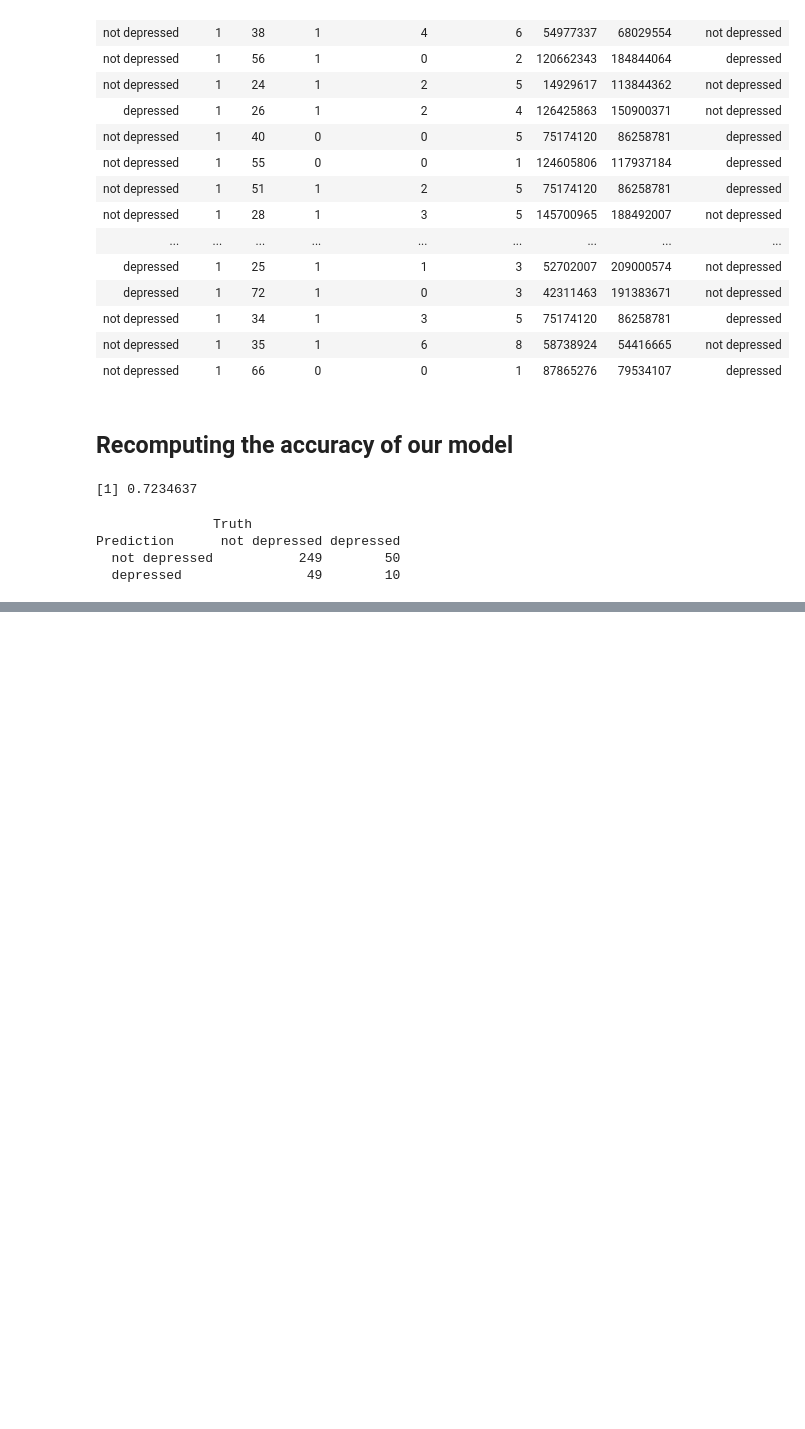
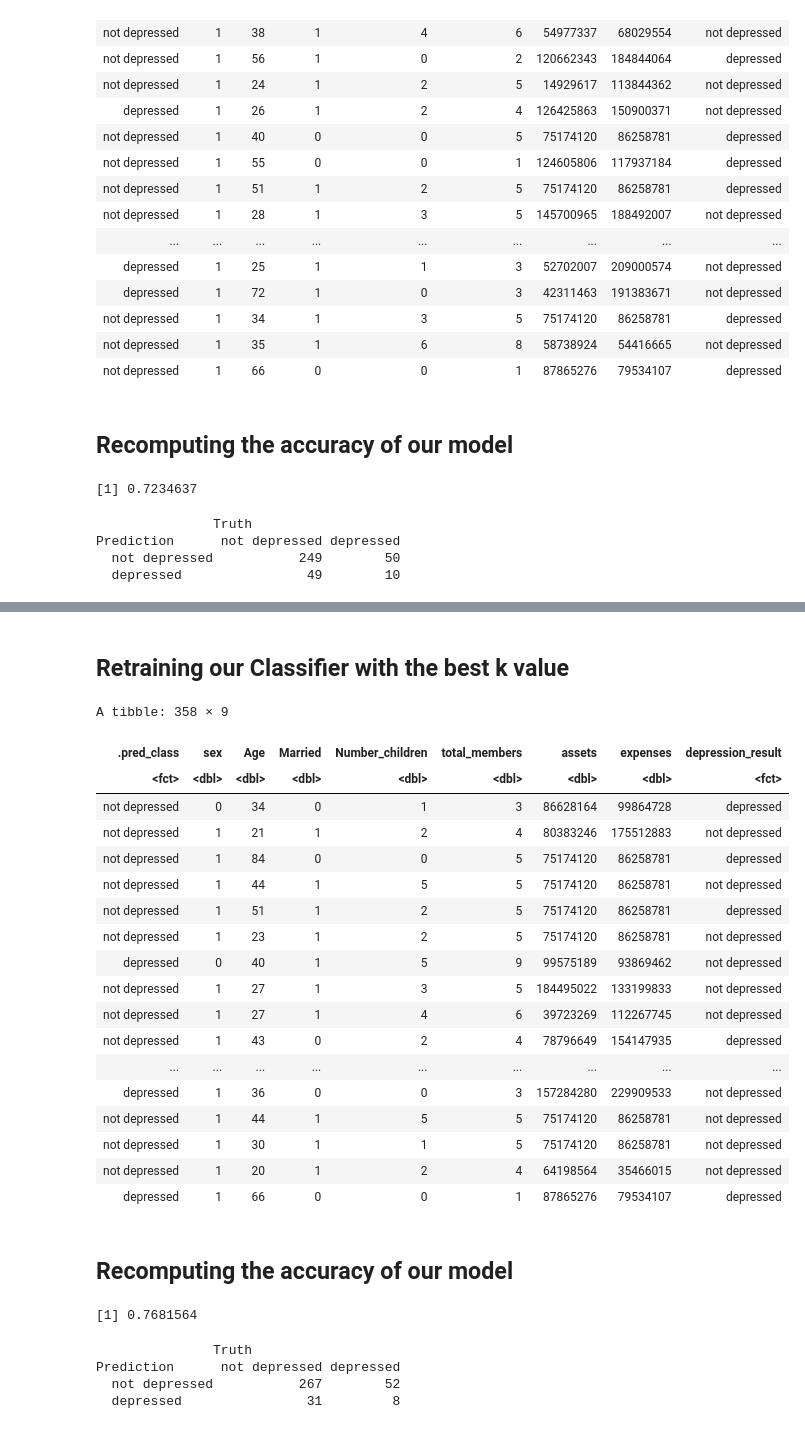
Before and after one commit to DonaldKLee/DSCI-100-Group-Project, a Jupyter notebook: main.ipynb, the cells around one changed output, grey strips where cells are left out. Saved outputs shown, nothing was run; the diff lists cells and outputs as text; code cells hidden in the pictures; blank space fills up the shorter version.

```diff
--- a/main.ipynb
+++ b/main.ipynb
@@ -412,0 +588,61 @@ Prediction      not depressed depressed
+# %% [markdown]
+## Retraining our Classifier with the best k value
+# %%
+# Creating a recipe
+depression_recipe <- recipe(depression_result ~ Age + sex + Number_children, data = depression_train) |>
+    step_scale(all_predictors()) |>
+    step_center(all_predictors()) |>
+    step_upsample(depression_result, over_ratio = 1) |>
+    prep()
+
+knn_spec <- nearest_neighbor(weight_func = "rectangular", neighbors = best_k) |>
+    set_engine("kknn") |>
+    set_mode("classification")
+
+knn_fit <- workflow() |>
+    add_recipe(depression_recipe) |>
+    add_model(knn_spec) |>
+    fit(data = depression_train)
+
+depression_test_predictions <- predict(knn_fit, depression_test) |>
+    bind_cols(depression_test)
+
+depression_test_predictions
+# %% [output]
+A tibble: 358 × 9
+| .pred_class | sex | Age | Married | Number_children | total_members | assets | expenses | depression_result |
+| <fct> | <dbl> | <dbl> | <dbl> | <dbl> | <dbl> | <dbl> | <dbl> | <fct> |
+| not depressed | 0 | 34 | 0 | 1 | 3 | 86628164 | 99864728 | depressed |
+| not depressed | 1 | 21 | 1 | 2 | 4 | 80383246 | 175512883 | not depressed |
+| not depressed | 1 | 84 | 0 | 0 | 5 | 75174120 | 86258781 | depressed |
+| not depressed | 1 | 44 | 1 | 5 | 5 | 75174120 | 86258781 | not depressed |
+| not depressed | 1 | 51 | 1 | 2 | 5 | 75174120 | 86258781 | depressed |
+| not depressed | 1 | 23 | 1 | 2 | 5 | 75174120 | 86258781 | not depressed |
+| depressed | 0 | 40 | 1 | 5 | 9 | 99575189 | 93869462 | not depressed |
+| not depressed | 1 | 27 | 1 | 3 | 5 | 184495022 | 133199833 | not depressed |
+| not depressed | 1 | 27 | 1 | 4 | 6 | 39723269 | 112267745 | not depressed |
+| not depressed | 1 | 43 | 0 | 2 | 4 | 78796649 | 154147935 | depressed |
+| ... | ... | ... | ... | ... | ... | ... | ... | ... |
+| depressed | 1 | 36 | 0 | 0 | 3 | 157284280 | 229909533 | not depressed |
+| not depressed | 1 | 44 | 1 | 5 | 5 | 75174120 | 86258781 | not depressed |
+| not depressed | 1 | 30 | 1 | 1 | 5 | 75174120 | 86258781 | not depressed |
+| not depressed | 1 | 20 | 1 | 2 | 4 | 64198564 | 35466015 | not depressed |
+| depressed | 1 | 66 | 0 | 0 | 1 | 87865276 | 79534107 | depressed |
+# %% [markdown]
+## Recomputing the accuracy of our model
+# %%
+depression_test_predictions |>
+    metrics(truth = depression_result, estimate = .pred_class) |>
+    filter(.metric == "accuracy") |>
+    select(.estimate) |>
+    pull()
+
+confusion <- depression_test_predictions |>
+             conf_mat(truth = depression_result, estimate = .pred_class)
+confusion
+# %% [output]
+[1] 0.7681564
+               Truth
+Prediction      not depressed depressed
+  not depressed           267        52
+  depressed                31         8
```
Also changed, not shown: parts of 14 cells of this notebook.
